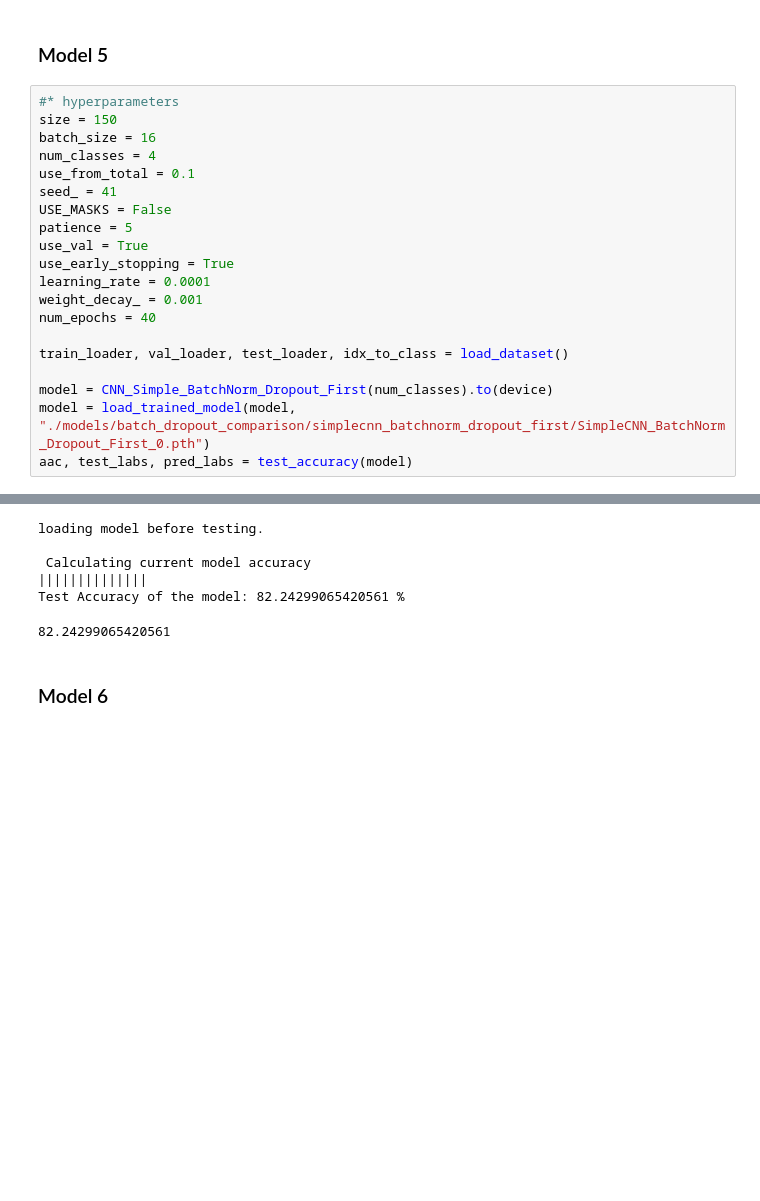
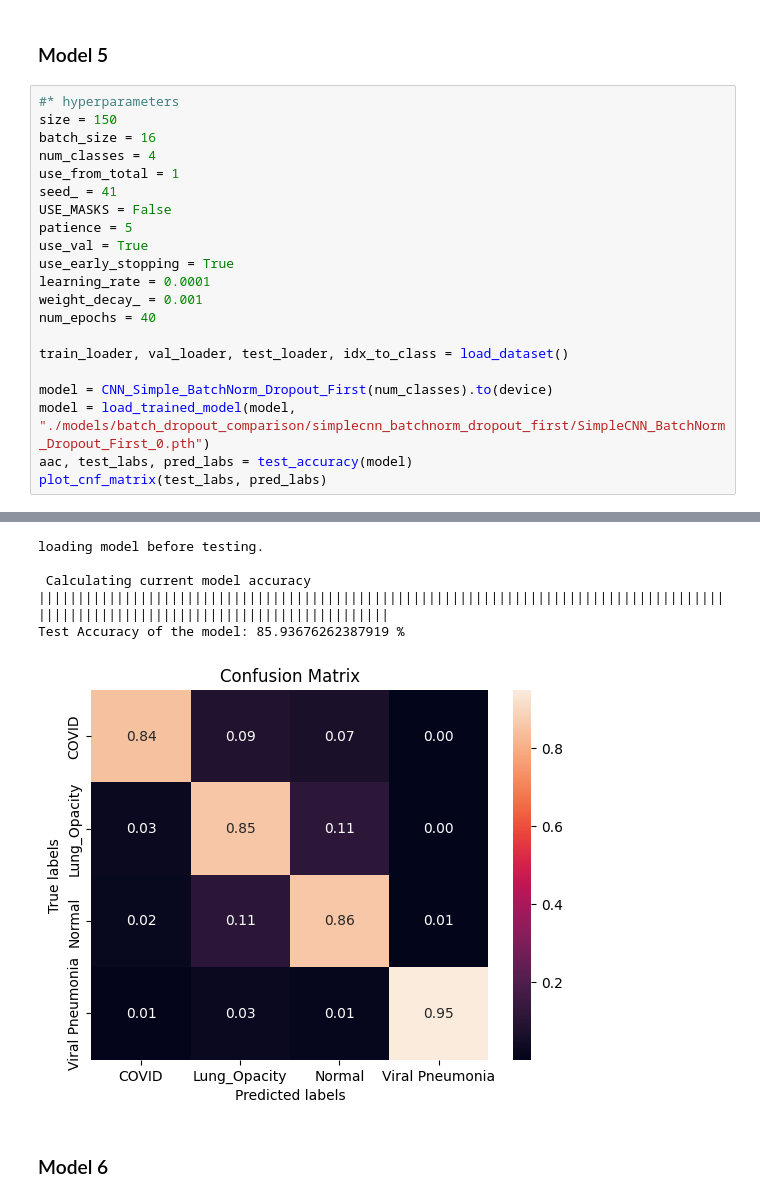
Before and after one commit to Mauricio-Bernuy/P4-IA, a Jupyter notebook: P4IA 2.ipynb, the cells around one changed output, grey strips where cells are left out. Cells and saved outputs as stored; diff of their text form; blank space fills up the shorter version.

```diff
--- a/P4IA 2.ipynb
+++ b/P4IA 2.ipynb
@@ -1305,7 +1359,7 @@ aac, test_labs, pred_labs = test_accuracy(model)
 size = 150
 batch_size = 16
 num_classes = 4
-use_from_total = 0.1
+use_from_total = 1
 seed_ = 41
 USE_MASKS = False
 patience = 5
@@ -1320,6 +1374,7 @@ train_loader, val_loader, test_loader, idx_to_class = load_dataset()
 model = CNN_Simple_BatchNorm_Dropout_First(num_classes).to(device)
 model = load_trained_model(model, "./models/batch_dropout_comparison/simplecnn_batchnorm_dropout_first/SimpleCNN_BatchNorm_Dropout_First_0.pth")
 aac, test_labs, pred_labs = test_accuracy(model)
+plot_cnf_matrix(test_labs, pred_labs)
 # %% [output]
 Loading Dataset...
 Dataset ImageFolder
@@ -1343,9 +1398,9 @@ Label: Normal
 loading model before testing.
 
  Calculating current model accuracy
-||||||||||||||
-Test Accuracy of the model: 82.24299065420561 %
+|||||||||||||||||||||||||||||||||||||||||||||||||||||||||||||||||||||||||||||||||||||||||||||||||||||||||||||||||||||||||||||||||||||
+Test Accuracy of the model: 85.93676262387919 %
-82.24299065420561
+[figure, added]
 # %% [markdown]
 ### Model 6
 # %%
```
Also changed, not shown: parts of 7 cells of this notebook, 4 other files.
